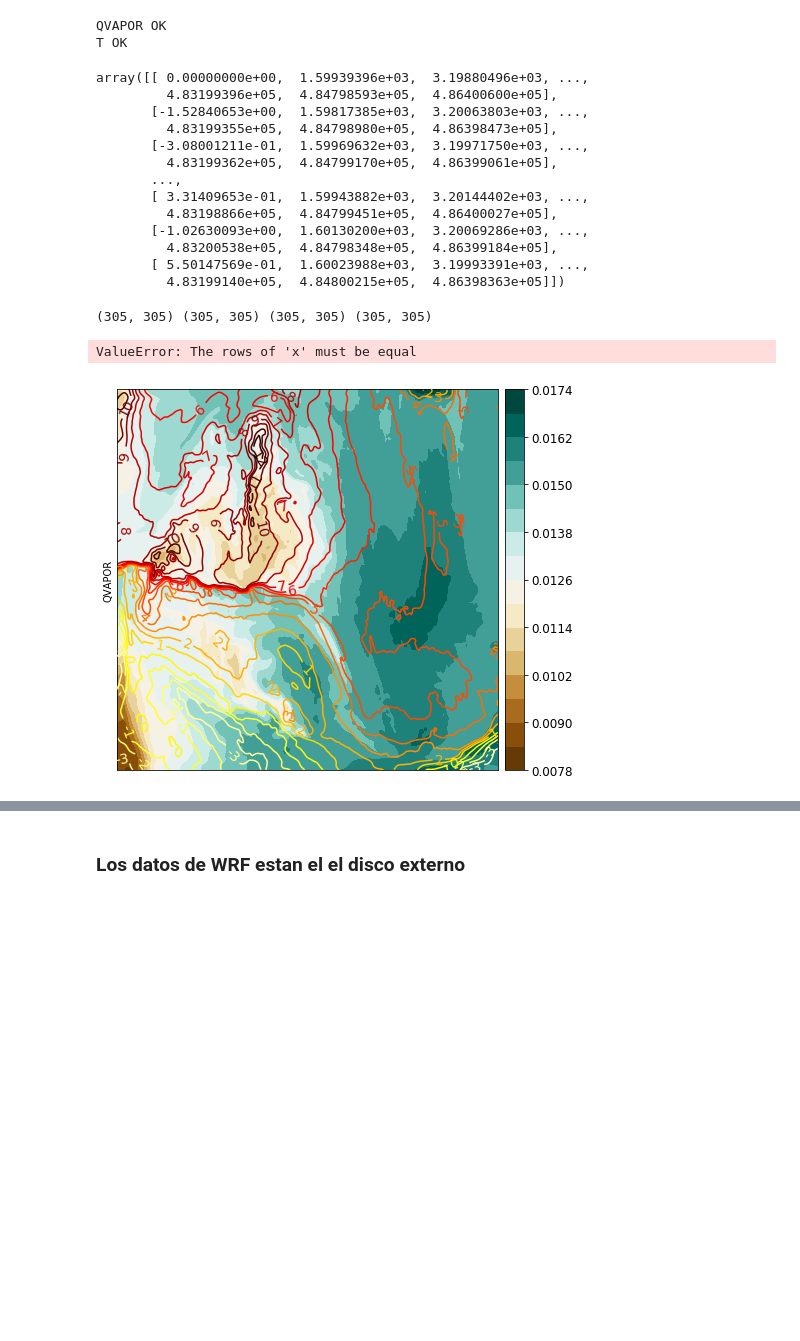
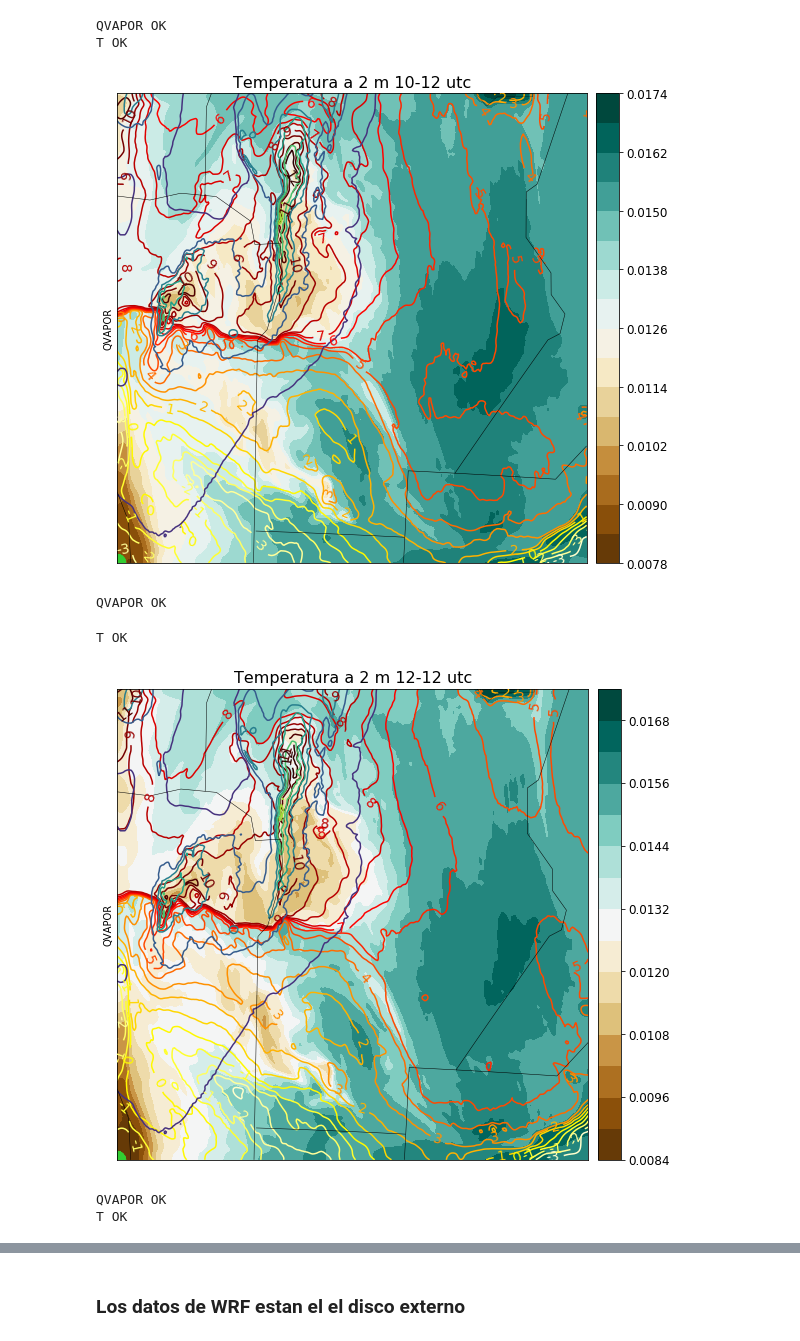
Before and after one commit to agemperador/TESIS, a Jupyter notebook: WRF_SIM.ipynb, the cells around one changed output, grey strips where cells are left out. Saved outputs shown, nothing was run; the diff lists cells and outputs as text; code cells hidden in the pictures; blank space fills up the shorter version.

```diff
--- a/WRF_SIM.ipynb
+++ b/WRF_SIM.ipynb
@@ -27,8 +27,11 @@ def mapa_somb_cont2(path = '../../../../media/agustin/Linux/salidas_wrf/test01/'
     """CARGA DE DATOS"""
     data = Dataset(path+archivo,'r')
 
-    lat = getvar(data,'XLAT')
-    lon = getvar(data,'XLONG')
+    lats = getvar(data,'XLAT')
+    lons = getvar(data,'XLONG')
+
+    topo = getvar(data,'HGT')
+
     time = getvar(data,'Times')
     znw = getvar(data,'ZNW', timeidx=wrf.ALL_TIMES)
 
@@ -43,6 +46,8 @@ def mapa_somb_cont2(path = '../../../../media/agustin/Linux/salidas_wrf/test01/'
     n_var_c1 = var_c1
     n_var_c2 = var_c2
 
+    #lons, lats = np.meshgrid(lon, lat)
+
 
     for i in ts:
 
@@ -56,7 +61,8 @@ def mapa_somb_cont2(path = '../../../../media/agustin/Linux/salidas_wrf/test01/'
 
                 if len (var_s.shape)>2: var_s = var_s[lev_s,...]
                 smooth_var_s = smooth2d(var_s, 3, cenweight=4)
-                lats, lons = latlon_coords(var_s)
+
+                #lats, lons = latlon_coords(var_s)
 
                 bm = get_basemap(var_s)
                 somb = True
@@ -127,6 +133,7 @@ def mapa_somb_cont2(path = '../../../../media/agustin/Linux/salidas_wrf/test01/'
 
         x, y = bm(to_np(lons), to_np(lats))
 
+
         if somb == True:
 
             if len(smooth_var_s.shape) == 3: var_s = to_np(smooth_var_s[i,...])
@@ -158,66 +165,57 @@ def mapa_somb_cont2(path = '../../../../media/agustin/Linux/salidas_wrf/test01/'
 
         if viento == True:
 
-            x_v = x[:,:]
-            display(x_v)
-            y_v = y[:,:]
-            v_x = v_x[:,:-1]
-            v_y = v_y[:-1,:]
+            x_v = x[:,0]
+            y_v = y[0,:]
+
+            v_x = to_np(v_x[:,:-1])
+            v_y = to_np(v_y[:-1,:])
+
+            speed = np.sqrt((v_x*2) ** 2 + (v_y*2) ** 2)
+            lw = 40*speed / speed.max()
 
 
-            print(x_v.shape,y_v.shape,v_x.shape,v_y.shape)
-            #speed = np.sqrt((v_x*2) ** 2 + (v_y*2) ** 2)
-            #lw = 4*speed / speed.max()
-            vi=plt.streamplot(x_v, y_v, v_x, v_y,
-                            color = 'limegreen', linewidth= 1)
+            vi= bm.streamplot(y_v, x_v, v_x, v_y
+                            ,color = 'limegreen', linewidth= 3)
 
-        minlat = np.round(np.min(lat))
-        minlon = np.round(np.min(lon))
-        maxlat = np.round(np.max(lat))
-        maxlon = np.round(np.max(lon))
+        minlat = np.round(np.min(lats))
+        minlon = np.round(np.min(lons))
+        maxlat = np.round(np.max(lats))
+        maxlon = np.round(np.max(lons))
 
         lozada = [-31.651943,-64.07947]
 
+        bm.contour(x,y,topo, c = 'k', linewidth= 3)
 
         bm.drawcoastlines(linewidth=0.25)
         bm.drawstates(linewidth=0.5)
         bm.drawcountries(linewidth=0.25)
 
 
 
         plt.tight_layout()
 
         plt.title(titulo+" %s-%s utc" %(l,d), fontsize = 16)
 
 
         if guardar==True:
             plt.savefig("img/"+titulo+"%s-%sutc"
                         %(l,d),format='png')
 
         plt.show()
 
     data.close()
 
 
 mapa_somb_cont2(var_s = 'QVAPOR',var_c1='T',
                 ts = [10,12,16],tc1 = 10, titulo='Temperatura a 2 m',
                cmap_s = 'BrBG',cmap_c1='hot_r', viento = True)
 # %% [output]
 QVAPOR OK
 T OK
+[figure, new version]
-array([[ 0.00000000e+00,  1.59939396e+03,  3.19880496e+03, ...,
-         4.83199396e+05,  4.84798593e+05,  4.86400600e+05],
-       [-1.52840653e+00,  1.59817385e+03,  3.20063803e+03, ...,
-         4.83199355e+05,  4.84798980e+05,  4.86398473e+05],
-       [-3.08001211e-01,  1.59969632e+03,  3.19971750e+03, ...,
-         4.83199362e+05,  4.84799170e+05,  4.86399061e+05],
-       ...,
-       [ 3.31409653e-01,  1.59943882e+03,  3.20144402e+03, ...,
-         4.83198866e+05,  4.84799451e+05,  4.86400027e+05],
-       [-1.02630093e+00,  1.60130200e+03,  3.20069286e+03, ...,
-         4.83200538e+05,  4.84798348e+05,  4.86399184e+05],
-       [ 5.50147569e-01,  1.60023988e+03,  3.19993391e+03, ...,
-         4.83199140e+05,  4.84800215e+05,  4.86398363e+05]])
+QVAPOR OK
-(305, 305) (305, 305) (305, 305) (305, 305)
+T OK
+[figure, added]
-ValueError: The rows of 'x' must be equal
+QVAPOR OK
+T OK
-[figure, old version]
```
Also changed, not shown: parts of 2 cells of this notebook.
